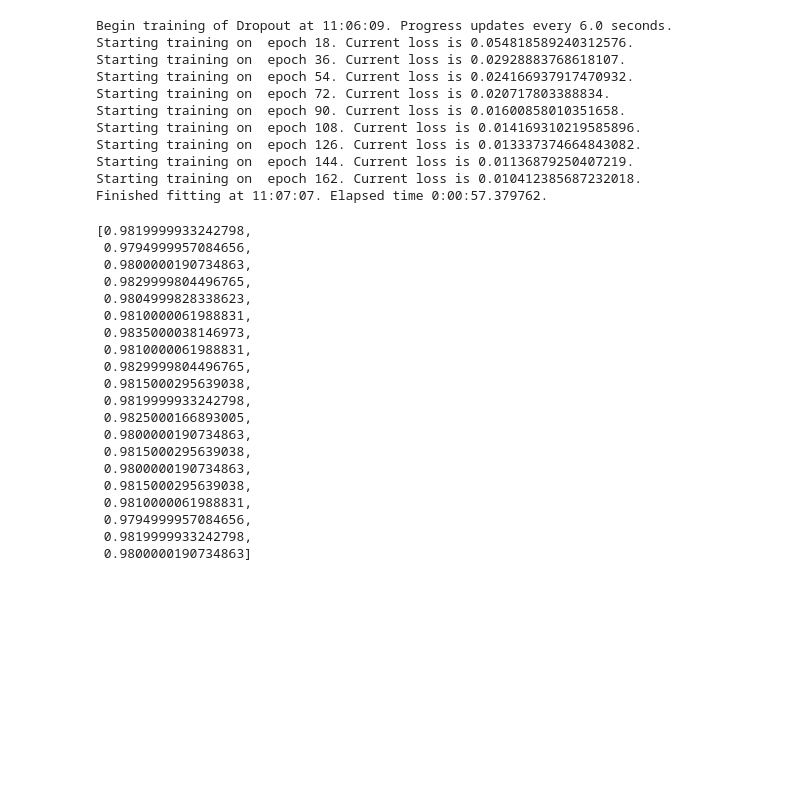
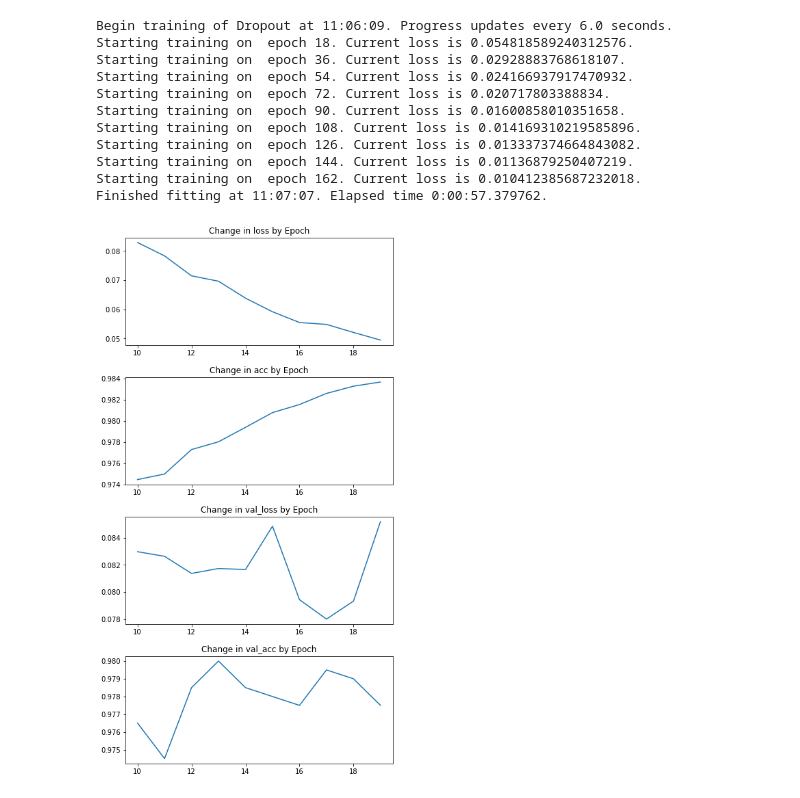
Before and after one commit to philosofool/learning, a Jupyter notebook: tf_keras/using_callbacks.ipynb, the cells around one changed output. Cells and saved outputs as stored; diff of their text form; code cells hidden in the pictures; blank space fills up the shorter version.

Commit message:
Update using_callbacks.ipynb
Added cell to show matplotlib of learning rate, etc. using history_plot.

```diff
--- a/tf_keras/using_callbacks.ipynb
+++ b/tf_keras/using_callbacks.ipynb
@@ -165,26 +165,7 @@ Starting training on  epoch 126. Current loss is 0.013337374664843082.
 Starting training on  epoch 144. Current loss is 0.01136879250407219.
 Starting training on  epoch 162. Current loss is 0.010412385687232018.
 Finished fitting at 11:07:07. Elapsed time 0:00:57.379762.
-# %%
-history.history['val_acc'][-20:]
-# %% [output]
-[0.9819999933242798,
- 0.9794999957084656,
- 0.9800000190734863,
- 0.9829999804496765,
- 0.9804999828338623,
- 0.9810000061988831,
- 0.9835000038146973,
- 0.9810000061988831,
- 0.9829999804496765,
- 0.9815000295639038,
- 0.9819999933242798,
- 0.9825000166893005,
- 0.9800000190734863,
- 0.9815000295639038,
- 0.9800000190734863,
- 0.9815000295639038,
- 0.9810000061988831,
- 0.9794999957084656,
- 0.9819999933242798,
- 0.9800000190734863]
+# %%
+my_utils.history_plot(history, start_epoch=10, end_epoch=20)
+# %% [output]
+[figure, added]
```
